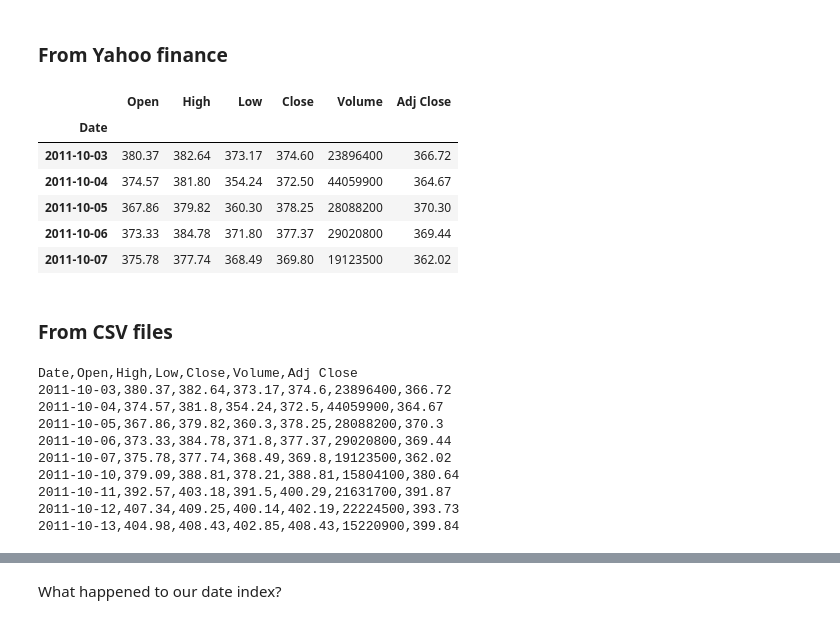
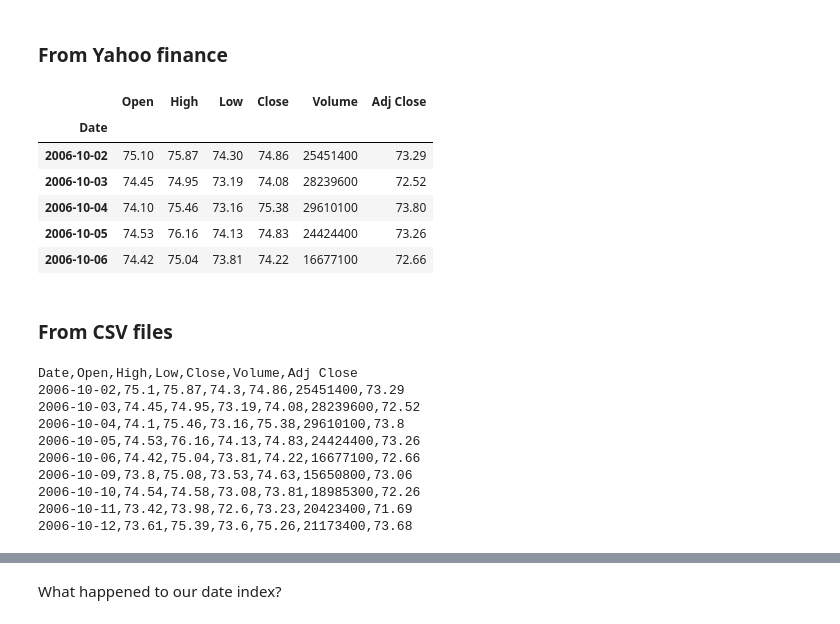
Before and after one commit to twiecki/financial-analysis-python-tutorial, a Jupyter notebook: 1. Pandas Basics.ipynb, the cells around one changed output, grey strips where cells are left out. Drawn from its saved outputs; the diff is of its cells as text; code cells hidden in the pictures.

```diff
--- a/1. Pandas Basics.ipynb
+++ b/1. Pandas Basics.ipynb
@@ -97,16 +97,16 @@ dtype: float64
 # %% [markdown]
 ### From Yahoo finance
 # %%
-aapl = pd.io.data.get_data_yahoo('AAPL', start=datetime.datetime(2011, 10, 1), end=datetime.datetime(2012, 1, 1))
+aapl = pd.io.data.get_data_yahoo('AAPL', start=datetime.datetime(2006, 10, 1), end=datetime.datetime(2012, 1, 1))
 aapl.head()
 # %% [output]
 |  | Open | High | Low | Close | Volume | Adj Close |
 | Date |  |  |  |  |  |  |
-| 2011-10-03 | 380.37 | 382.64 | 373.17 | 374.60 | 23896400 | 366.72 |
-| 2011-10-04 | 374.57 | 381.80 | 354.24 | 372.50 | 44059900 | 364.67 |
-| 2011-10-05 | 367.86 | 379.82 | 360.30 | 378.25 | 28088200 | 370.30 |
-| 2011-10-06 | 373.33 | 384.78 | 371.80 | 377.37 | 29020800 | 369.44 |
-| 2011-10-07 | 375.78 | 377.74 | 368.49 | 369.80 | 19123500 | 362.02 |
+| 2006-10-02 | 75.10 | 75.87 | 74.30 | 74.86 | 25451400 | 73.29 |
+| 2006-10-03 | 74.45 | 74.95 | 73.19 | 74.08 | 28239600 | 72.52 |
+| 2006-10-04 | 74.10 | 75.46 | 73.16 | 75.38 | 29610100 | 73.80 |
+| 2006-10-05 | 74.53 | 76.16 | 74.13 | 74.83 | 24424400 | 73.26 |
+| 2006-10-06 | 74.42 | 75.04 | 73.81 | 74.22 | 16677100 | 72.66 |
 # %% [markdown]
 ### From CSV files
 # %%
@@ -114,15 +114,15 @@ aapl.to_csv('data/aapl_ohlc.csv')
 !head data/aapl_ohlc.csv
 # %% [output]
 Date,Open,High,Low,Close,Volume,Adj Close
-2011-10-03,380.37,382.64,373.17,374.6,23896400,366.72
-2011-10-04,374.57,381.8,354.24,372.5,44059900,364.67
-2011-10-05,367.86,379.82,360.3,378.25,28088200,370.3
-2011-10-06,373.33,384.78,371.8,377.37,29020800,369.44
-2011-10-07,375.78,377.74,368.49,369.8,19123500,362.02
-2011-10-10,379.09,388.81,378.21,388.81,15804100,380.64
-2011-10-11,392.57,403.18,391.5,400.29,21631700,391.87
-2011-10-12,407.34,409.25,400.14,402.19,22224500,393.73
-2011-10-13,404.98,408.43,402.85,408.43,15220900,399.84
+2006-10-02,75.1,75.87,74.3,74.86,25451400,73.29
+2006-10-03,74.45,74.95,73.19,74.08,28239600,72.52
+2006-10-04,74.1,75.46,73.16,75.38,29610100,73.8
+2006-10-05,74.53,76.16,74.13,74.83,24424400,73.26
+2006-10-06,74.42,75.04,73.81,74.22,16677100,72.66
+2006-10-09,73.8,75.08,73.53,74.63,15650800,73.06
+2006-10-10,74.54,74.58,73.08,73.81,18985300,72.26
+2006-10-11,73.42,73.98,72.6,73.23,20423400,71.69
+2006-10-12,73.61,75.39,73.6,75.26,21173400,73.68
 # %%
 pd.read_csv('data/aapl_ohlc.csv').head()
 # %% [output]
```
Also changed, not shown: parts of 42 cells of this notebook, 2 other files.
